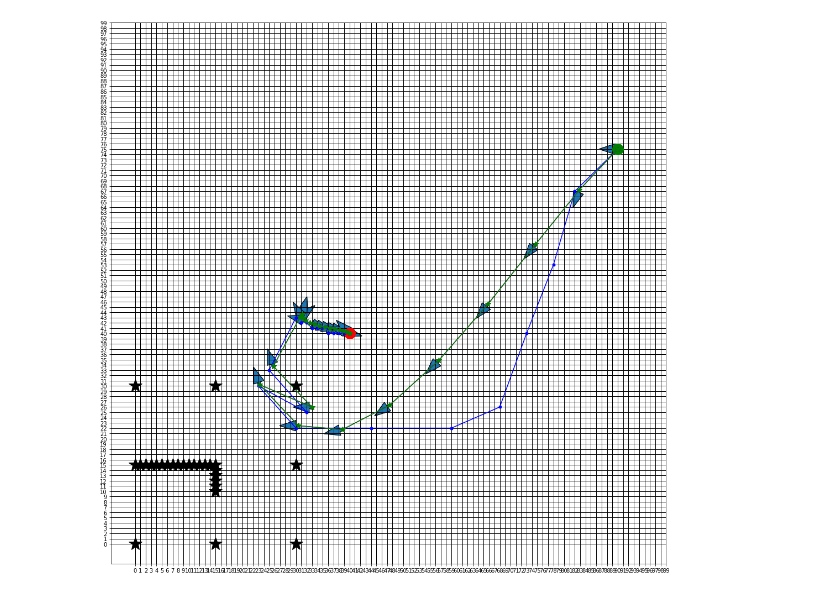
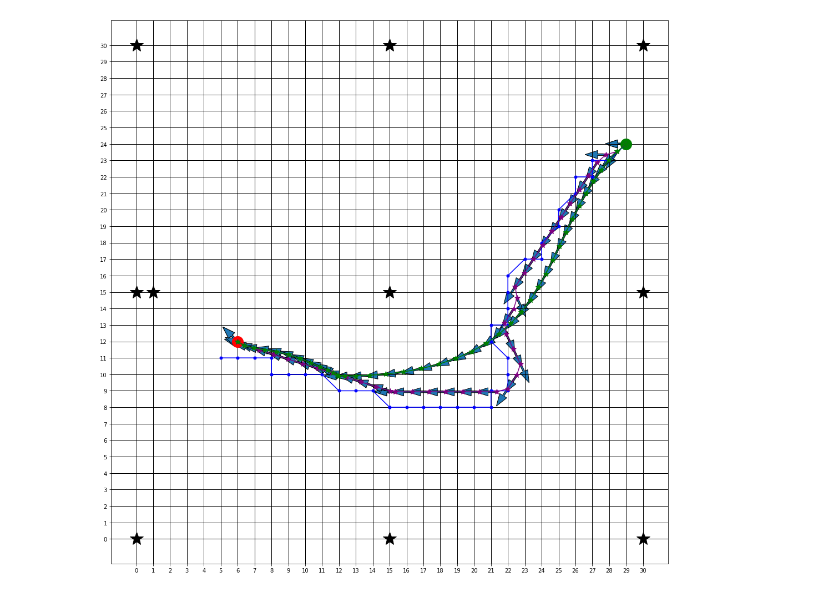
Before and after one commit to Globins/NeuralVroom, a Jupyter notebook: main.ipynb, the cells around one changed output. Cells and saved outputs as stored; diff of their text form; code cells hidden in the pictures.

```diff
--- a/main.ipynb
+++ b/main.ipynb
@@ -30,19 +38,27 @@ obstacle_list = []
 
 #if id == 1: set vehicle
 # %%
-rows, cols = 100, 100
+rows, cols = 31, 31
 g = Grid(rows, cols)
-v = Vehicle((10,16))
-obstacle_list = [(0,0), (30,30), (15,15), (0,30), (30,0), (15,0), (0,15), (30,15), (15,30), (1,15),
-                (2,15), (3,15),(4,15),(5,15),(6,15),(7,15),(8,15),(9,15),(10,15),(11,15),(12,15),(13,15),(14,15),
-                (15,14),(15,13),(15,12),(15,11),(15,10)]
+v = Vehicle((1,1), velocity=1)
+obstacle_list = [(0,0), (30,30), (15,15), (0,30), (30,0), (15,0), (0,15), (30,15), (15,30), (1,15)]
 [g.AddObstacle(obs) for obs in obstacle_list]
-
-start = VehicleState((90,75),np.deg2rad(180))
-end = VehicleState((40,40),np.deg2rad(135))
+obs_X = [cell[0] for cell in g.obstacleCells]
+obs_Y = [cell[1] for cell in g.obstacleCells]
+start = VehicleState((29,24),np.deg2rad(180))
+end = VehicleState((6,12),np.deg2rad(135))
 
 hastar = HybridAStar(g, v)
 path, states = hastar.run(start,end)
+path_X = [cell[0] for cell in path]
+path_Y = [cell[1] for cell in path]
 
+
+state_X = [state.position[0] for state in states]
+state_Y = [state.position[1] for state in states]
+state_O = [state.orientation for state in states]
 ps = PathSmoother()
 smoothPath = ps.smooth(states, g)
+smoothPath_X = [state.position[0] for state in smoothPath]
+smoothPath_Y = [state.position[1] for state in smoothPath]
+smoothPath_O = [state.orientation for state in smoothPath]
@@ -77,21 +75,6 @@ for state in smoothPath:
 with open('output.txt', 'w') as f:
      f.write(cap.stdout)
 # %%
-obs_X = [cell[0] for cell in g.obstacleCells]
-obs_Y = [cell[1] for cell in g.obstacleCells]
-
-path_X = [cell[0] for cell in path]
-path_Y = [cell[1] for cell in path]
-
-state_X = [state.position[0] for state in states]
-state_Y = [state.position[1] for state in states]
-state_O = [state.orientation for state in states]
-
-
-smoothPath_X = [state.position[0] for state in smoothPath]
-smoothPath_Y = [state.position[1] for state in smoothPath]
-smoothPath_O = [state.orientation for state in smoothPath]
-
 #PRINTER
 #colormap
 cmap = colors.ListedColormap(['white', 'black'])
@@ -100,36 +83,36 @@ norm = colors.BoundaryNorm(bounds, cmap.N)
 
 fig, ax = plt.subplots()
 #x.imshow(data,extent=[0, rows, 0, cols], cmap=cmap, norm=norm)
 ax.plot(start.position[0], start.position[1], marker='.', color='green', linestyle='none', MarkerSize=40)
 x, y, a, b = start.position[0], start.position[1], 1, np.rad2deg(start.orientation)
 x1, y1 = rpoint(x,y,a,b)
 plt.arrow(x, y, (x1-x)/2, (y1-y)/2, head_width = .4, width = .1,color='green')
 ax.plot(end.position[0], end.position[1], marker='.', color='red', linestyle='none', MarkerSize=40)
 x, y, a, b = end.position[0], end.position[1], 1, np.rad2deg(end.orientation)
 x1, y1 = rpoint(x,y,a,b)
 plt.arrow(x, y, (x1-x)/2, (y1-y)/2, head_width = .4, width = .1,color='red')
 
 ax.plot(path_X, path_Y, marker='.', color='blue', MarkerSize=10)
 ax.plot(state_X, state_Y, marker='*', color='purple', MarkerSize=10)
 ax.plot(smoothPath_X, smoothPath_Y, marker='*', color='green', MarkerSize=10)
 ax.plot(obs_X, obs_Y, marker='*', color='black', MarkerSize=25, linestyle='none')
 #draw gridlines
 ax.grid(which='major', axis='both', linestyle='-', color='k', linewidth=1)
 ax.set_xticks(np.arange(0, rows, 1))
 ax.set_yticks(np.arange(0, cols, 1))
 for index in range(len(state_O)):
     x, y, a, b = state_X[index], state_Y[index], 1, np.rad2deg(state_O[index])
     x1, y1 = rpoint(x,y,a,b)
-    plt.arrow(x, y, (x1-x)/2, (y1-y)/2, head_width = 2, width = .5,)
+    plt.arrow(x, y, (x1-x)/2, (y1-y)/2, head_width = .5, width = .1,)
 for index in range(len(smoothPath_O)):
     x, y, a, b = smoothPath_X[index], smoothPath_Y[index], 1, np.rad2deg(smoothPath_O[index])
     x1, y1 = rpoint(x,y,a,b)
-    plt.arrow(x, y, (x1-x)/2, (y1-y)/2, head_width = 2, width = .5,)
+    plt.arrow(x, y, (x1-x)/2, (y1-y)/2, head_width = .5, width = .1,)
 
 plt.rcParams['figure.figsize'] = [18, 18]
 plt.show()
 # %% [output]
-[figure, old version]
+[figure, new version]
 # %%
 #Overall Algorithm
 #First the car will report any obstacles in its way
```
Also changed, not shown: parts of 3 cells of this notebook, 5 other files.
